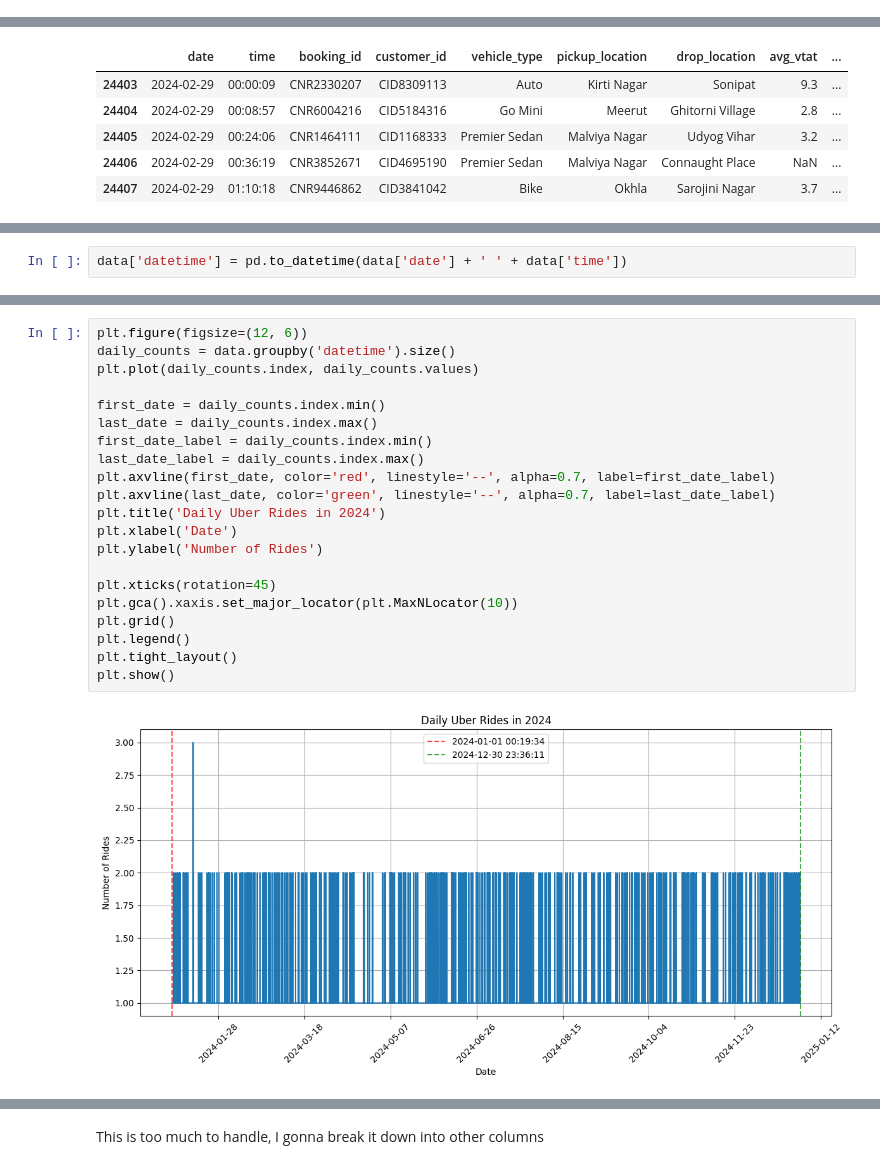
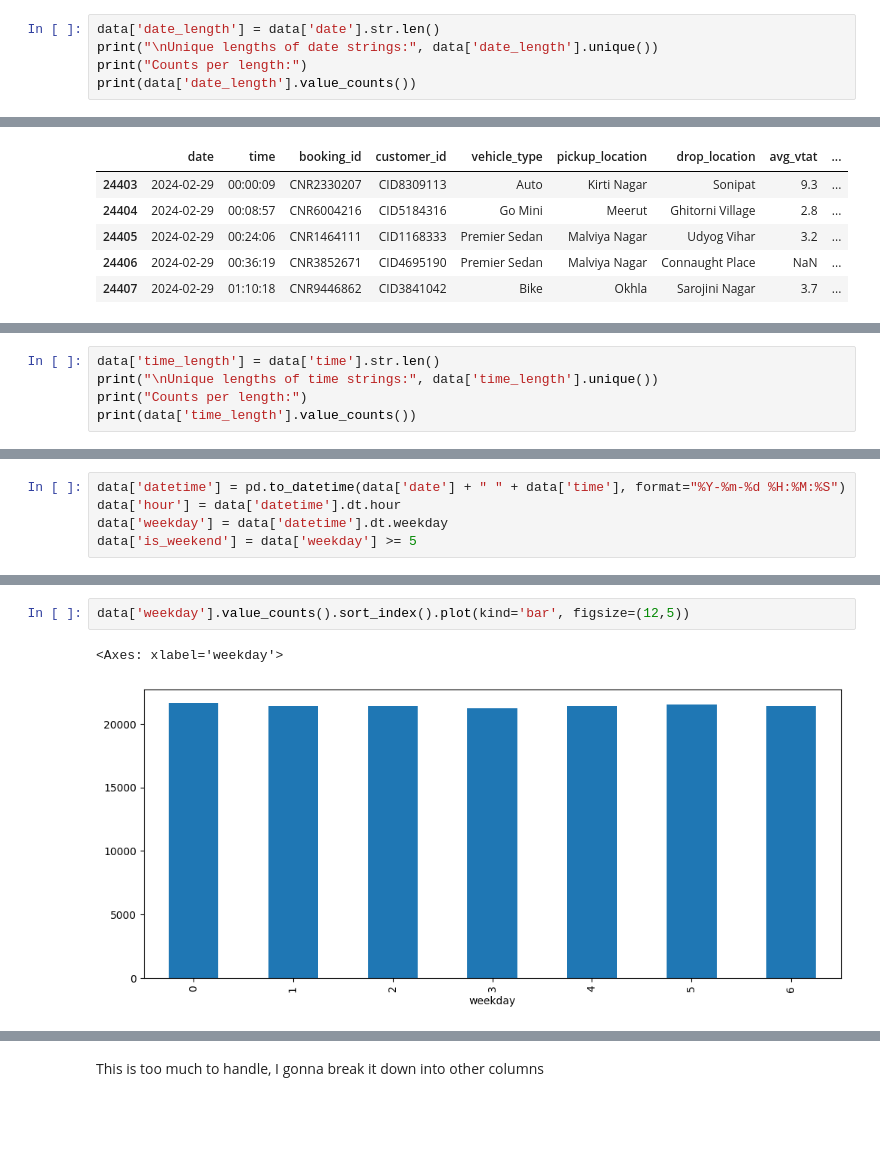
Before and after one commit to amaldu/uber-ride-cancellation-prediction, a Jupyter notebook: uber-analysis/notebooks/03_eda.ipynb, the cells around one changed output, grey strips where cells are left out. Drawn from its saved outputs; the diff is of its cells as text; blank space fills up the shorter version.

Commit message:
update: datetime analysis updated with plots

```diff
--- a/uber-analysis/notebooks/03_eda.ipynb
+++ b/uber-analysis/notebooks/03_eda.ipynb
@@ -308,0 +243,5 @@ stats
+# %%
+data['date_length'] = data['date'].str.len()
+print("\nUnique lengths of date strings:", data['date_length'].unique())
+print("Counts per length:")
+print(data['date_length'].value_counts())
@@ -345,2 +350,7 @@ I cannot see a clear pattern, let's see with "time"
 
 ### time
+# %%
+data['time_length'] = data['time'].str.len()
+print("\nUnique lengths of time strings:", data['time_length'].unique())
+print("Counts per length:")
+print(data['time_length'].value_counts())
@@ -408,2 +474,5 @@ Let's create a datetime column by merging date and time
-# %%
-data['datetime'] = pd.to_datetime(data['date'] + ' ' + data['time'])
+# %%
+data['datetime'] = pd.to_datetime(data['date'] + " " + data['time'], format="%Y-%m-%d %H:%M:%S")
+data['hour'] = data['datetime'].dt.hour
+data['weekday'] = data['datetime'].dt.weekday
+data['is_weekend'] = data['weekday'] >= 5
@@ -410,24 +497,6 @@ data['datetime'] = pd.to_datetime(data['date'] + ' ' + data['time'])
 # %%
-plt.figure(figsize=(12, 6))
-daily_counts = data.groupby('datetime').size()
-plt.plot(daily_counts.index, daily_counts.values)
-
-first_date = daily_counts.index.min()
-last_date = daily_counts.index.max()
-first_date_label = daily_counts.index.min()
-last_date_label = daily_counts.index.max()
-plt.axvline(first_date, color='red', linestyle='--', alpha=0.7, label=first_date_label)
-plt.axvline(last_date, color='green', linestyle='--', alpha=0.7, label=last_date_label)
-plt.title('Daily Uber Rides in 2024')
-plt.xlabel('Date')
-plt.ylabel('Number of Rides')
-
-plt.xticks(rotation=45)
-plt.gca().xaxis.set_major_locator(plt.MaxNLocator(10))
-plt.grid()
-plt.legend()
-plt.tight_layout()
-plt.show()
+data['weekday'].value_counts().sort_index().plot(kind='bar', figsize=(12,5))
 # %% [output]
+<Axes: xlabel='weekday'>
-[figure, old version]
+[figure, new version]
 # %%
```
Also changed, not shown: parts of 40 cells of this notebook.
